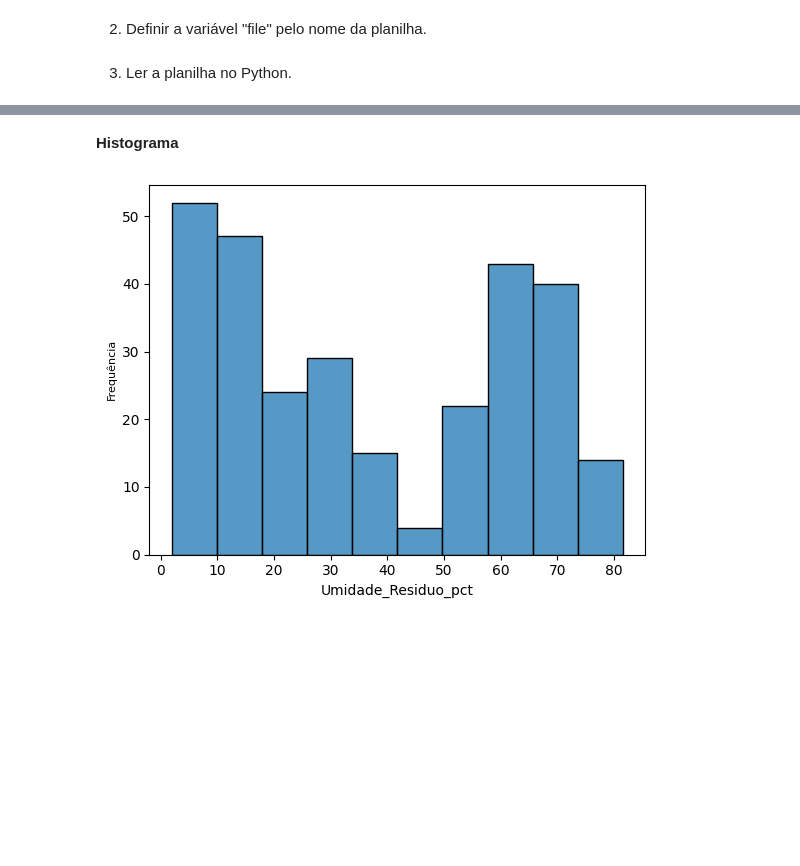
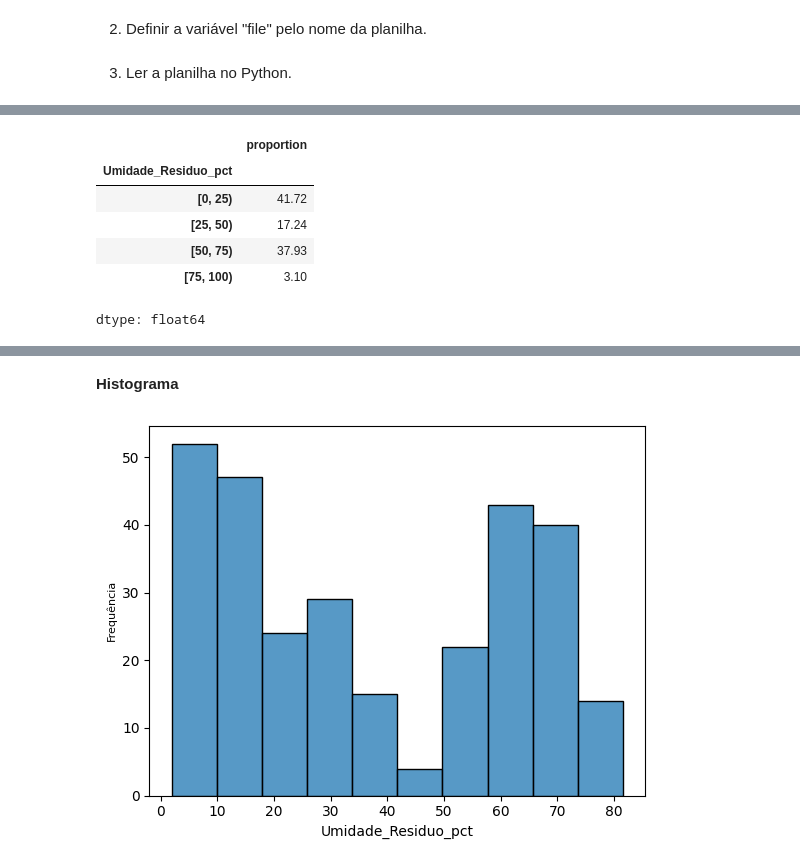
Before and after one commit to gobstech/Solid_Waste_Data_Analysis_Study, a Jupyter notebook: src/quant1_graficos_e_medidas.ipynb, the cells around one changed output, grey strips where cells are left out. Cells and saved outputs as stored; diff of their text form; code cells hidden in the pictures; blank space fills up the shorter version.

```diff
--- a/src/quant1_graficos_e_medidas.ipynb
+++ b/src/quant1_graficos_e_medidas.ipynb
@@ -33,0 +47,11 @@ df
+# %%
+frequencia_relativa_pct_umidade=round(pd.value_counts(pd.cut(x=df[coluna],bins=classes,include_lowest=True,right=False),normalize=True)*100,2)
+frequencia_relativa_pct_umidade.sort_index(ascending=True)
+# %% [output]
+|  | proportion |
+| Umidade_Residuo_pct |  |
+| [0, 25) | 41.72 |
+| [25, 50) | 17.24 |
+| [50, 75) | 37.93 |
+| [75, 100) | 3.10 |
+dtype: float64
```
Also changed, not shown: parts of 5 cells of this notebook, 3 other files.
